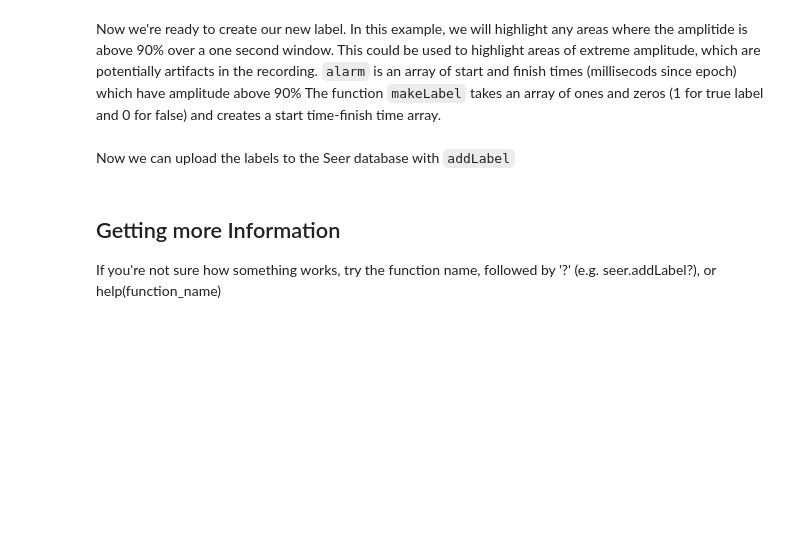
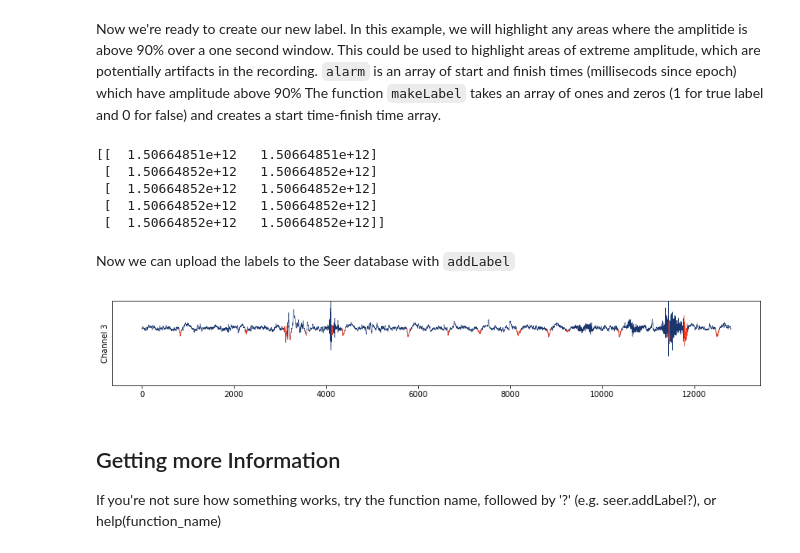
Before and after one commit to seermedical/seer-py, a Jupyter notebook: Example.ipynb, the cells around one changed output. Saved outputs shown, nothing was run; the diff lists cells and outputs as text; code cells hidden in the pictures; blank space fills up the shorter version.

```diff
--- a/Example.ipynb
+++ b/Example.ipynb
@@ -14,5 +14,5 @@ from seer.plotting import seerPlot
 ## Client
 Now that we have the libraries loaded, we want to interact with the database. To do this, we need to create a client. The client handles the connection to the database as well as user crendentials. `createClient()` will prompt user for a username and password, and verify these credentials with the database.
 # %%
-client = seer.SeerConnect()
+client = seerpy.SeerConnect()
 # %% [output]
@@ -71,6 +105,12 @@ dataNew = client.applyMovAvg(data.iloc[:,7].as_matrix(), 64)
 alarmLabel = np.any(dataNew>np.percentile(dataNew, q=90), axis=1)
 alarm = client.makeLabel(alarmLabel, data['time'].values)
 print(alarm[:5, :])
+# %% [output]
+[[  1.50664851e+12   1.50664851e+12]
+ [  1.50664852e+12   1.50664852e+12]
+ [  1.50664852e+12   1.50664852e+12]
+ [  1.50664852e+12   1.50664852e+12]
+ [  1.50664852e+12   1.50664852e+12]]
 # %% [markdown]
 Now we can upload the labels to the Seer database with `addLabel`
 # %%
@@ -78,8 +118,10 @@ for i in range(alarm.shape[0]):
     client.addLabel(labelGroup, alarm[i,0], alarm[i,1]-alarm[i,0], 11.0)
 # %%
 start = 0
-end = 1280
+end = 12800
 seerPlot(x=data.iloc[start:end, 7], y=alarmLabel[start:end], figSize=(15,2))
+# %% [output]
+[figure, added]
 # %% [markdown]
 ## Getting more Information
 
```
Also changed, not shown: parts of 8 cells of this notebook, 7 other files.
